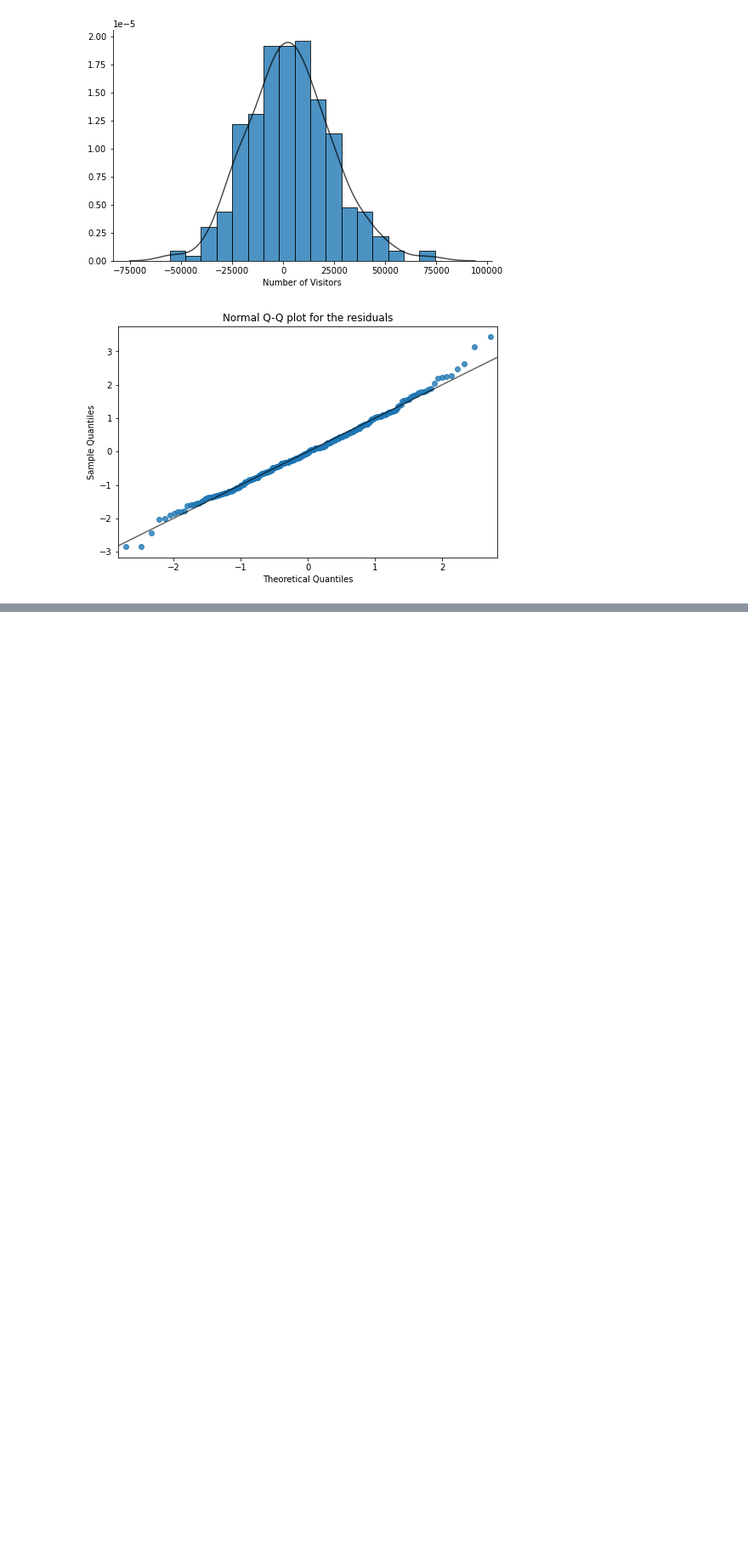
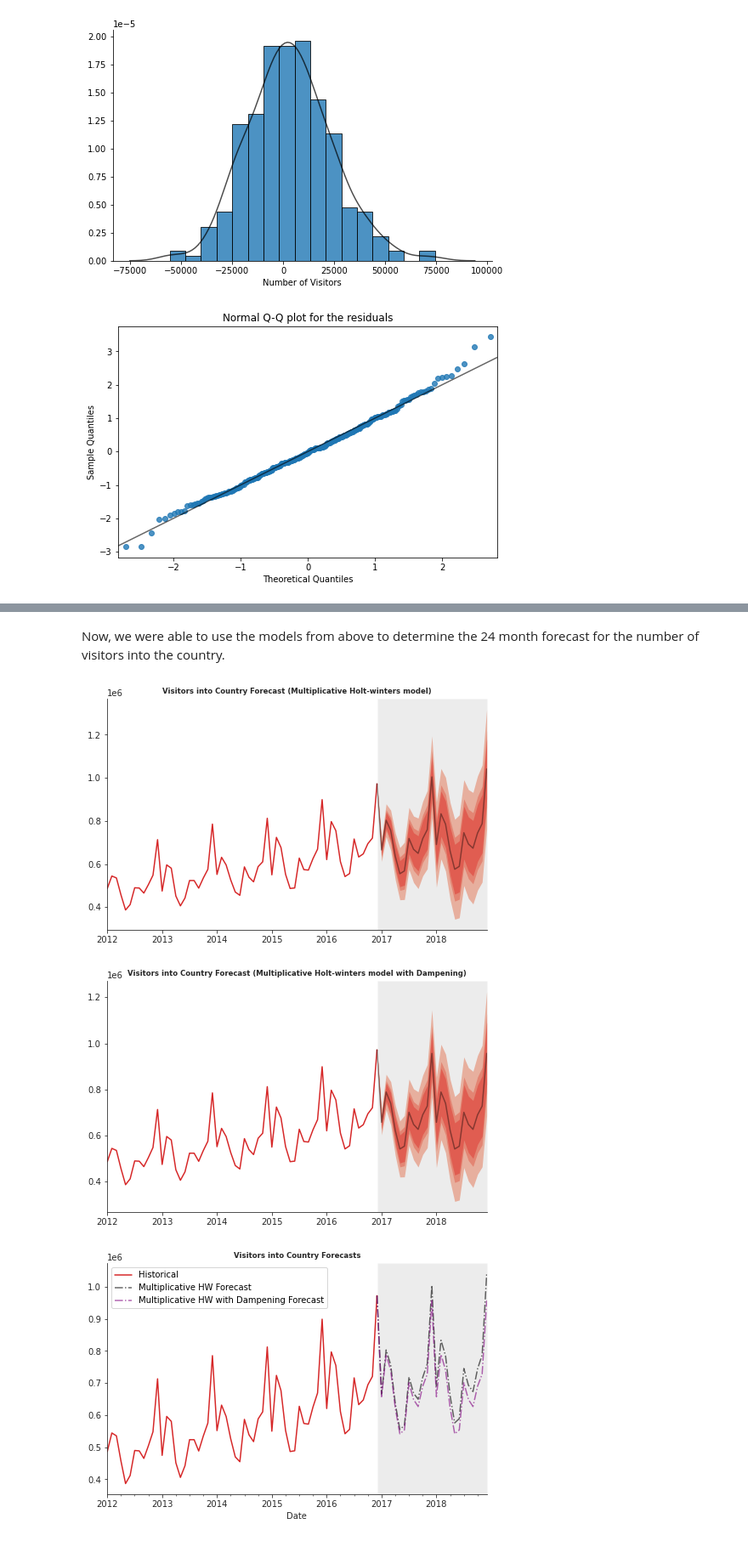
Before and after one commit to Anoshawott/Predictive-Analytics, a Jupyter notebook: Predictive-Analytics-Additional-Features.ipynb, the cells around one changed output, grey strips where cells are left out. Shown at 85% size. Saved outputs shown, nothing was run; the diff lists cells and outputs as text; code cells hidden in the pictures; blank space fills up the shorter version.

```diff
--- a/Predictive-Analytics-Additional-Features.ipynb
+++ b/Predictive-Analytics-Additional-Features.ipynb
@@ -1142,0 +1129,66 @@ table.round(2)
+# %% [markdown]
+Now, we were able to use the models from above to determine the 24 month forecast for the number of visitors into the country.
+# %%
+h=24
+
+mhw1=forecast.holtwinters(y, additive=False, damped=False, m=12)
+mhw1.fit()
+
+mhw2=forecast.holtwinters(y, additive=False, damped=True, m=12)
+mhw2.fit()
+
+test=pd.period_range(start=y.index[-1]+1, periods=h, freq='M')
+
+pred1=pd.Series(mhw1.forecast(h), index=test)
+# pred=np.exp(pred+var/2) # retransformation under the assumption of normality, for simplicity
+
+intv1=pd.DataFrame(mhw1.intervalforecast(h, level=.8), index=test)
+intv2=pd.DataFrame(mhw1.intervalforecast(h, level=.9), index=test)
+intv3=pd.DataFrame(mhw1.intervalforecast(h, level=.99), index=test)
+
+fig, ax = forecast.fanchart(y['01-2012':], pred1, intv1, intv2, intv3)
+ax.set_xlabel('')
+ax.set_xticks([], minor=True)
+
+plt.title('Visitors into Country Forecast (Multiplicative Holt-winters model)', fontsize=8.5, fontweight='bold')
+sns.despine()
+plt.show()
+
+pred2=pd.Series(mhw.forecast(h), index=test)
+# pred=np.exp(pred+var/2) # retransformation under the assumption of normality, for simplicity
+
+intv1=pd.DataFrame(mhw2.intervalforecast(h, level=.8), index=test)
+intv2=pd.DataFrame(mhw2.intervalforecast(h, level=.9), index=test)
+intv3=pd.DataFrame(mhw2.intervalforecast(h, level=.99), index=test)
+
+fig, ax = forecast.fanchart(y['01-2012':], pred2, intv1, intv2, intv3)
+ax.set_xlabel('')
+ax.set_xticks([], minor=True)
+
+plt.title('Visitors into Country Forecast (Multiplicative Holt-winters model with Dampening)', fontsize=8.5, fontweight='bold')
+sns.despine()
+plt.show()
+
+last = y['01-2012':].iloc[-1:]
+
+extended = last.append(pred1)
+extended1 = last.append(pred2)
+
+with sns.axes_style('ticks'):
+    fig, ax = plt.subplots(figsize=(8,5))
+    y['01-2012':].plot(color='#D62728', label='Historical')
+    extended.plot(color='black', linestyle='-.', alpha=0.6, label='Multiplicative HW Forecast')
+    extended1.plot(color='purple', linestyle='-.', alpha=0.6, label='Multiplicative HW with Dampening Forecast')
+    hold=ax.get_ylim()
+    ax.fill_betweenx(ax.get_ylim(), extended.index[0], extended.index[-1], facecolor='grey', alpha=0.15)
+    ax.set_ylim(hold)
+
+plt.legend(loc='upper left')
+
+plt.title('Visitors into Country Forecasts', fontsize=8.5, fontweight='bold')
+sns.despine()
+plt.show()
+# %% [output]
+[figure, added]
+[figure, added]
+[figure, added]
```
Also changed, not shown: parts of 10 cells of this notebook.
